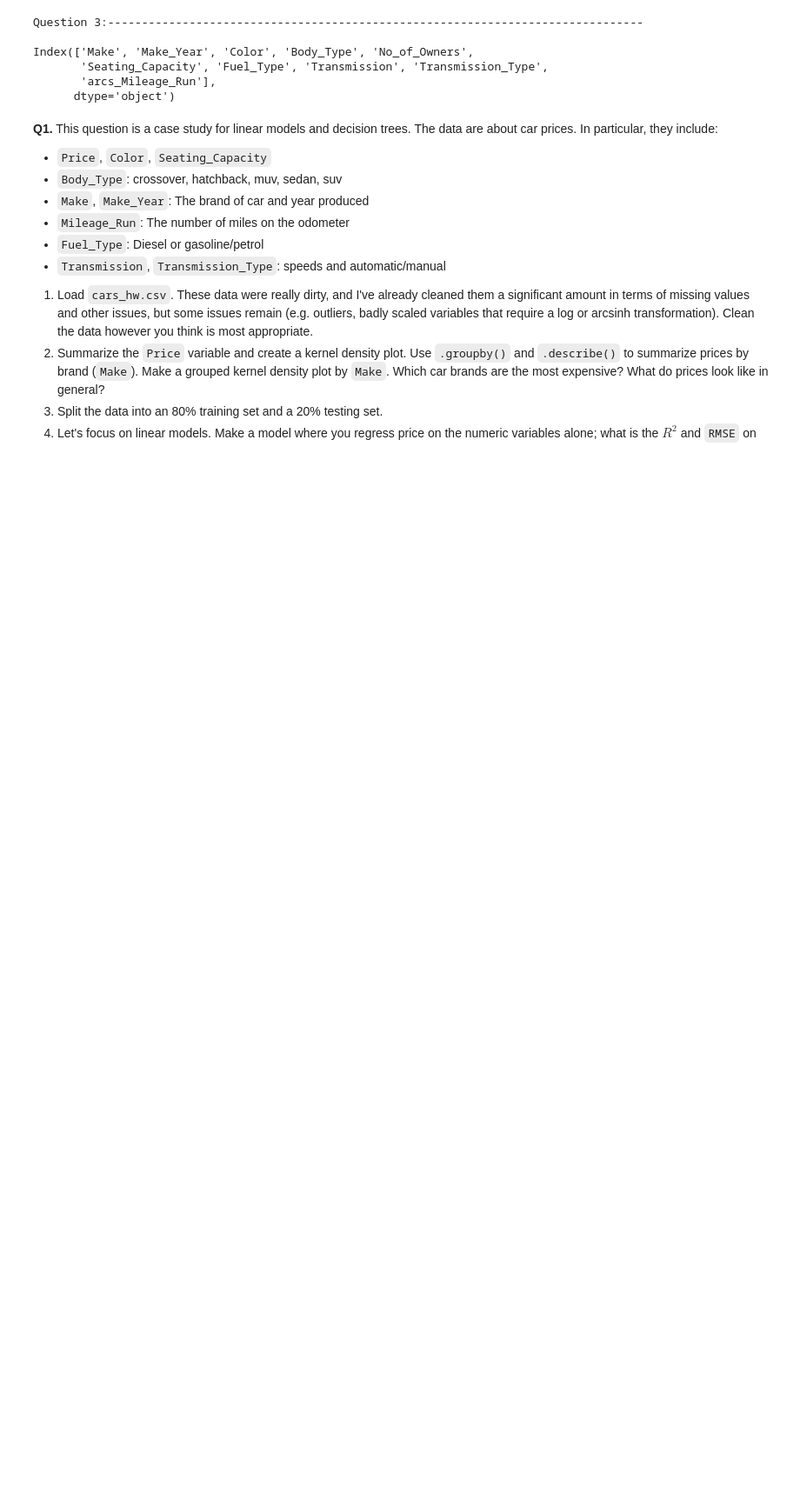
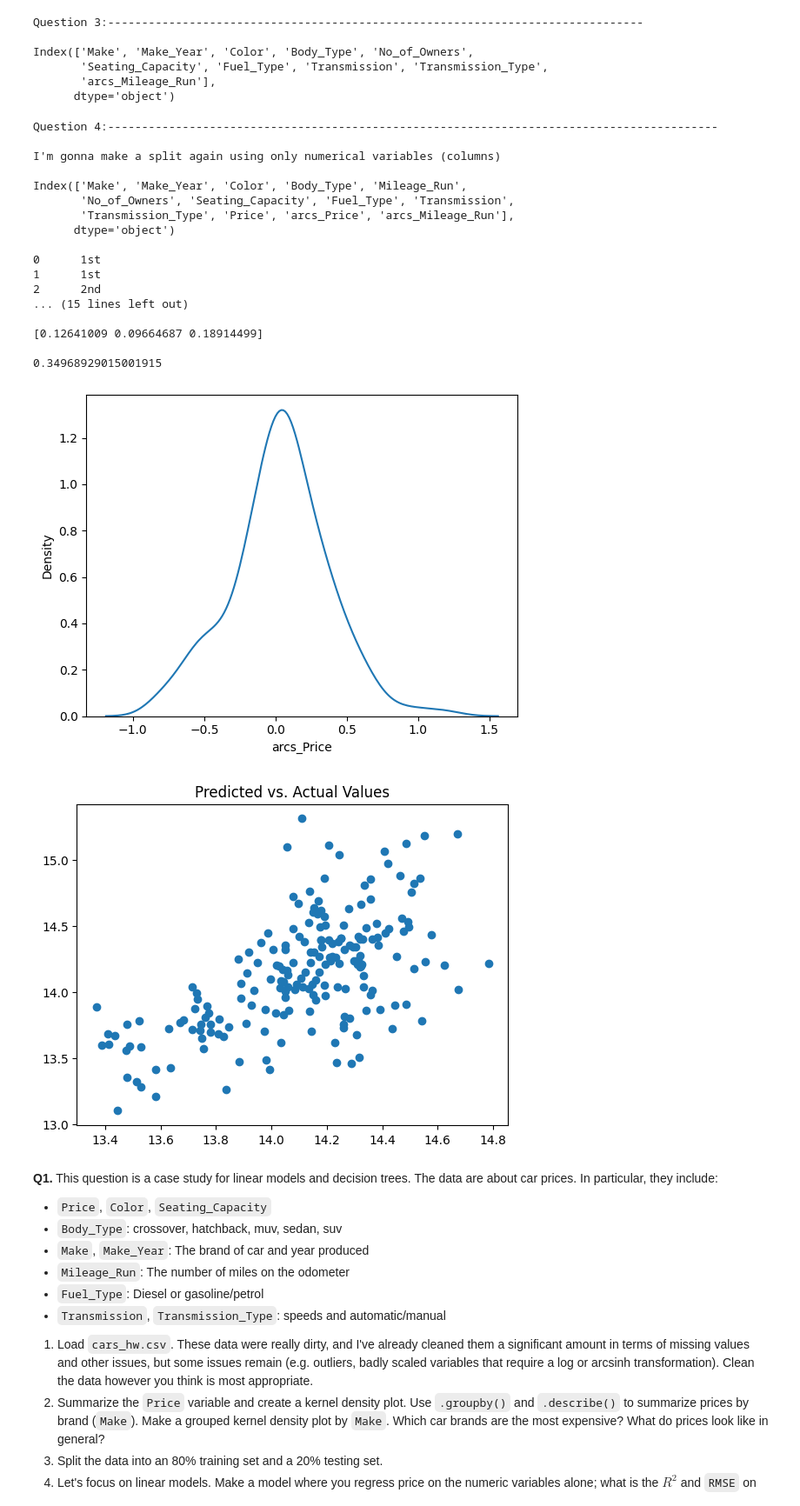
Before and after one commit to JRAlbanese/assignment4, a Jupyter notebook: assignment4.ipynb, the cells around one changed output. Shown at 87% size. Drawn from its saved outputs; the diff is of its cells as text; code cells hidden in the pictures; blank space fills up the shorter version.

```diff
--- a/assignment4.ipynb
+++ b/assignment4.ipynb
@@ -35,6 +35,28 @@ def windsorize(x):
     x_windsor[ x < lower_whisker ] = lower_whisker
     x_windsor[ x > upper_whisker ] = upper_whisker
     return(x_windsor)
+
+
+#Code for running a regression based off our class notes:
+
+def runaregression(x_trn, x_tst, y_trn, y_tst):
+  reg = LinearRegression().fit(x_trn, y_trn) # Fit the linear model: remember to use TRAINING DATA
+  pn(reg.intercept_) # Intercept value
+  pn(reg.coef_) # Regression coefficients
+  pn(reg.score(x_tst, y_tst)) # R squared measure
+
+  # Predicted values:
+  y_hat = reg.predict(x_tst)
+  residuals_n = y_tst - y_hat
+
+  ## Residual plot:
+  sns.kdeplot(residuals_n)
+  plt.show()
+
+  ## True versus predicted plot:
+  plt.scatter(x=y_hat,y=y_tst)
+  plt.title('Predicted vs. Actual Values')
+  plt.show()
 # %%
 carp = pd.read_csv('assignment4/data/cars_hw.csv')
 print(carp.head())
@@ -214,6 +236,48 @@ Index(['Make', 'Make_Year', 'Color', 'Body_Type', 'No_of_Owners',
        'Seating_Capacity', 'Fuel_Type', 'Transmission', 'Transmission_Type',
        'arcs_Mileage_Run'],
       dtype='object')
+# %%
+pn("Question 4:------------------------------------------------------------------------------------------")
+
+
+pn("I'm gonna make a split again using only numerical variables (columns)")
+pn(carp1.columns)
+yn = carp1["arcs_Price"] #dependent
+Xn = carp1.drop(["Price", "arcs_Price", "Make", "Color", "Body_Type", "Mileage_Run", "Fuel_Type", "Transmission", "Transmission_Type", "No_of_Owners"], axis = 1) #only numerical independent variables
+
+pn(carp1["No_of_Owners"]) #indeed, this is categorical. I could also make this numerical if I wanted
+
+pn(Xn.columns)
+
+
+
+from sklearn.linear_model import LinearRegression # Import linear regression model
+from sklearn.model_selection import train_test_split
+
+pn("Here is the output for a regression with just the numerical data")
+Xn_train, Xn_test, yn_train, yn_test = train_test_split(Xn, yn, test_size=0.2, random_state=50)
+
+runaregression(Xn_train, Xn_test, yn_train, yn_test) #function we made using class notes at the start of thise assignment
+# %% [output]
+Question 4:------------------------------------------------------------------------------------------
+
+I'm gonna make a split again using only numerical variables (columns)
+
+Index(['Make', 'Make_Year', 'Color', 'Body_Type', 'Mileage_Run',
+       'No_of_Owners', 'Seating_Capacity', 'Fuel_Type', 'Transmission',
+       'Transmission_Type', 'Price', 'arcs_Price', 'arcs_Mileage_Run'],
+      dtype='object')
+
+0      1st
+1      1st
+2      2nd
+... (15 lines left out)
+
+[0.12641009 0.09664687 0.18914499]
+
+0.34968929015001915
+[figure, added]
+[figure, added]
 # %% [markdown]
 **Q1.** This question is a case study for linear models and decision trees. The data are about car prices. In particular, they include:
 
```
Also changed, not shown: parts of 1 cell of this notebook.
